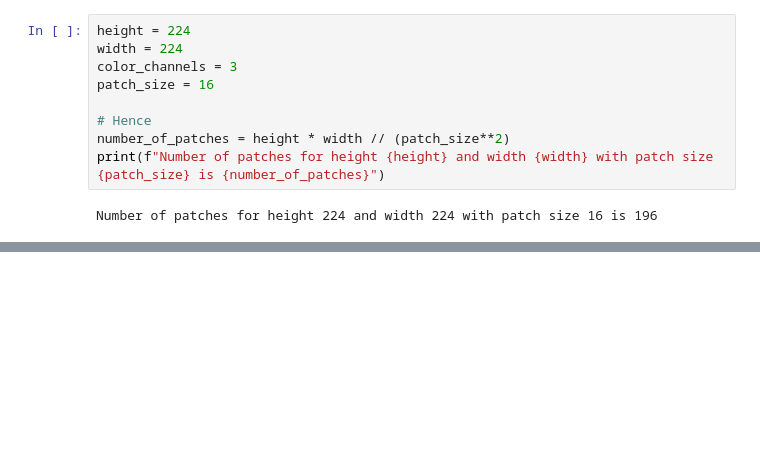
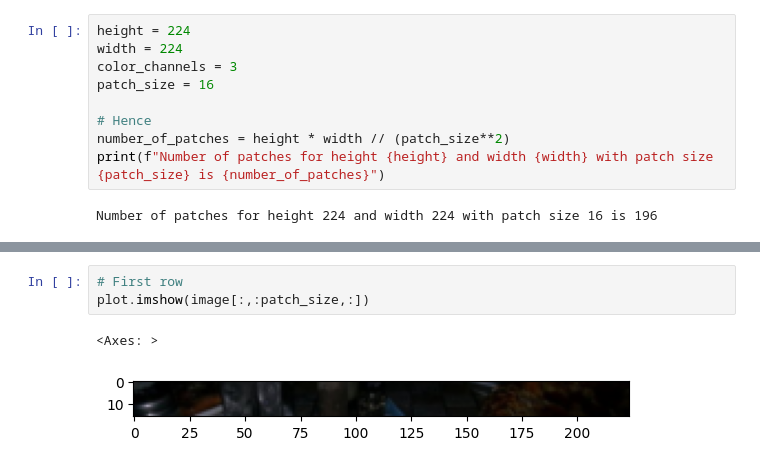
Before and after one commit to HangenYuu/Nutri-2.0, a Jupyter notebook: 03_replicate.ipynb, the cells around one changed output, grey strips where cells are left out. Saved outputs shown, nothing was run; the diff lists cells and outputs as text; blank space fills up the shorter version.

```diff
--- a/03_replicate.ipynb
+++ b/03_replicate.ipynb
@@ -147,0 +206,6 @@ Number of patches for height 224 and width 224 with patch size 16 is 196
+# %%
+# First row
+plot.imshow(image[:,:patch_size,:])
+# %% [output]
+<Axes: >
+[figure, added]
```
Also changed, not shown: parts of 52 cells of this notebook.
